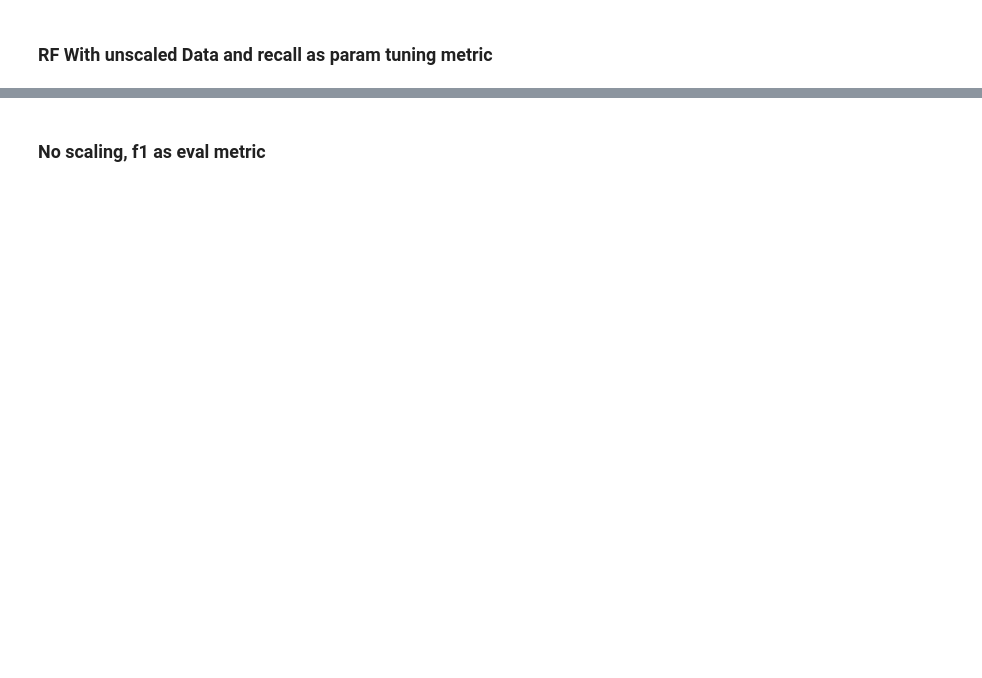
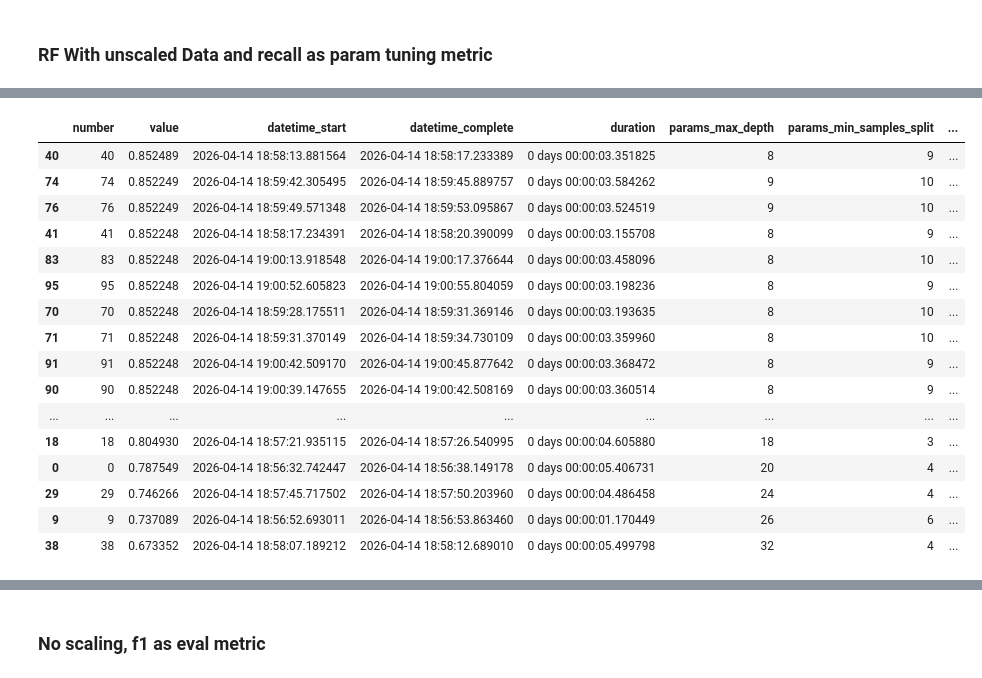
Before and after one commit to calebhadley1/Module-B-semester-2, a Jupyter notebook: Milestone 4 EDA/ibm_modeling.ipynb, the cells around one changed output, grey strips where cells are left out. Drawn from its saved outputs; the diff is of its cells as text; code cells hidden in the pictures; blank space fills up the shorter version.

```diff
--- a/Milestone 4 EDA/ibm_modeling.ipynb
+++ b/Milestone 4 EDA/ibm_modeling.ipynb
@@ -257,6 +213,7 @@ def objective(trial):
 study = optuna.create_study(direction="maximize")
 study.optimize(objective, n_trials=100)
 
+unscaled_df = study.trials_dataframe().sort_values("value", ascending=False)
 top_5_unscaled_df = study.trials_dataframe().sort_values("value", ascending=False).head(5)
 display(top_5_unscaled_df)
 # %% [output]
@@ -286,3 +252,23 @@ display(top_5_unscaled_df)
+# %%
+unscaled_df
+# %% [output]
+|  | number | value | datetime_start | datetime_complete | duration | params_max_depth | params_min_samples_split | ... |
+| 40 | 40 | 0.852489 | 2026-04-14 18:58:13.881564 | 2026-04-14 18:58:17.233389 | 0 days 00:00:03.351825 | 8 | 9 | ... |
+| 74 | 74 | 0.852249 | 2026-04-14 18:59:42.305495 | 2026-04-14 18:59:45.889757 | 0 days 00:00:03.584262 | 9 | 10 | ... |
+| 76 | 76 | 0.852249 | 2026-04-14 18:59:49.571348 | 2026-04-14 18:59:53.095867 | 0 days 00:00:03.524519 | 9 | 10 | ... |
+| 41 | 41 | 0.852248 | 2026-04-14 18:58:17.234391 | 2026-04-14 18:58:20.390099 | 0 days 00:00:03.155708 | 8 | 9 | ... |
+| 83 | 83 | 0.852248 | 2026-04-14 19:00:13.918548 | 2026-04-14 19:00:17.376644 | 0 days 00:00:03.458096 | 8 | 10 | ... |
+| 95 | 95 | 0.852248 | 2026-04-14 19:00:52.605823 | 2026-04-14 19:00:55.804059 | 0 days 00:00:03.198236 | 8 | 9 | ... |
+| 70 | 70 | 0.852248 | 2026-04-14 18:59:28.175511 | 2026-04-14 18:59:31.369146 | 0 days 00:00:03.193635 | 8 | 10 | ... |
+| 71 | 71 | 0.852248 | 2026-04-14 18:59:31.370149 | 2026-04-14 18:59:34.730109 | 0 days 00:00:03.359960 | 8 | 10 | ... |
+| 91 | 91 | 0.852248 | 2026-04-14 19:00:42.509170 | 2026-04-14 19:00:45.877642 | 0 days 00:00:03.368472 | 8 | 9 | ... |
+| 90 | 90 | 0.852248 | 2026-04-14 19:00:39.147655 | 2026-04-14 19:00:42.508169 | 0 days 00:00:03.360514 | 8 | 9 | ... |
+| ... | ... | ... | ... | ... | ... | ... | ... | ... |
+| 18 | 18 | 0.804930 | 2026-04-14 18:57:21.935115 | 2026-04-14 18:57:26.540995 | 0 days 00:00:04.605880 | 18 | 3 | ... |
+| 0 | 0 | 0.787549 | 2026-04-14 18:56:32.742447 | 2026-04-14 18:56:38.149178 | 0 days 00:00:05.406731 | 20 | 4 | ... |
+| 29 | 29 | 0.746266 | 2026-04-14 18:57:45.717502 | 2026-04-14 18:57:50.203960 | 0 days 00:00:04.486458 | 24 | 4 | ... |
+| 9 | 9 | 0.737089 | 2026-04-14 18:56:52.693011 | 2026-04-14 18:56:53.863460 | 0 days 00:00:01.170449 | 26 | 6 | ... |
+| 38 | 38 | 0.673352 | 2026-04-14 18:58:07.189212 | 2026-04-14 18:58:12.689010 | 0 days 00:00:05.499798 | 32 | 4 | ... |
 # %%
 # Train using optimal parameters
 model = RandomForestClassifier(
```
Also changed, not shown: parts of 36 cells of this notebook.
